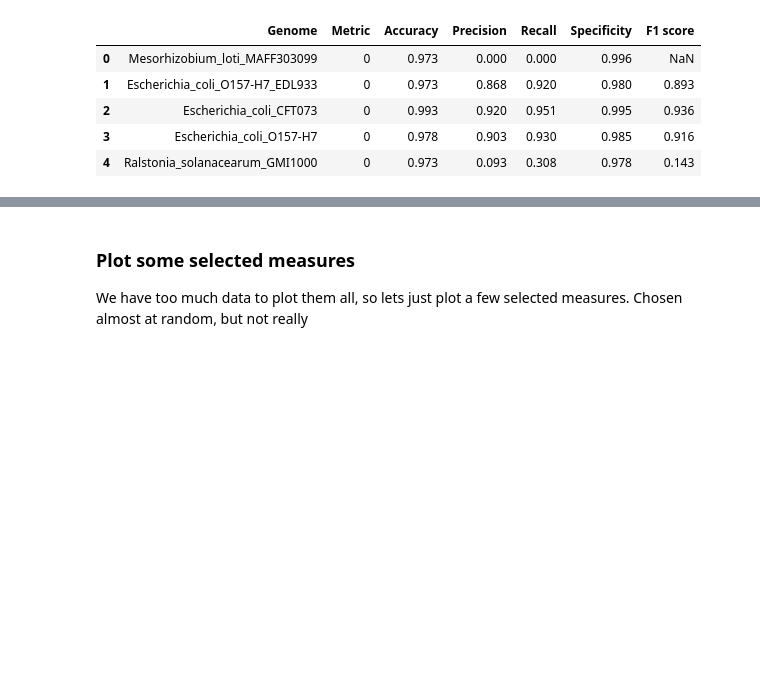
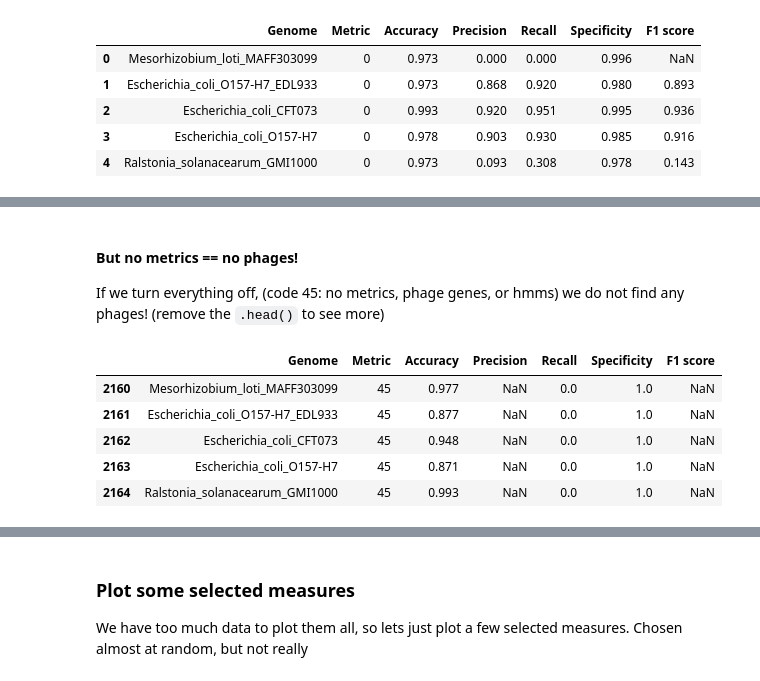
Before and after one commit to linsalrob/PhiSpy, a Jupyter notebook: jupyter_notebooks/metrics_vs_genomes.ipynb, the cells around one changed output, grey strips where cells are left out. Cells and saved outputs as stored; diff of their text form; code cells hidden in the pictures; blank space fills up the shorter version.

```diff
--- a/jupyter_notebooks/metrics_vs_genomes.ipynb
+++ b/jupyter_notebooks/metrics_vs_genomes.ipynb
@@ -74,0 +107,13 @@ measures.head()
+# %% [markdown]
+#### But no metrics == no phages!
+
+If we turn everything off, (code 45: no metrics, phage genes, or hmms) we do not find any phages! (remove the `.head()` to see more)
+# %%
+measures[(measures['Metric'] == 45)].head()
+# %% [output]
+|  | Genome | Metric | Accuracy | Precision | Recall | Specificity | F1 score |
+| 2160 | Mesorhizobium_loti_MAFF303099 | 45 | 0.977 | NaN | 0.0 | 1.0 | NaN |
+| 2161 | Escherichia_coli_O157-H7_EDL933 | 45 | 0.877 | NaN | 0.0 | 1.0 | NaN |
+| 2162 | Escherichia_coli_CFT073 | 45 | 0.948 | NaN | 0.0 | 1.0 | NaN |
+| 2163 | Escherichia_coli_O157-H7 | 45 | 0.871 | NaN | 0.0 | 1.0 | NaN |
+| 2164 | Ralstonia_solanacearum_GMI1000 | 45 | 0.993 | NaN | 0.0 | 1.0 | NaN |
```
Also changed, not shown: parts of 16 cells of this notebook.
